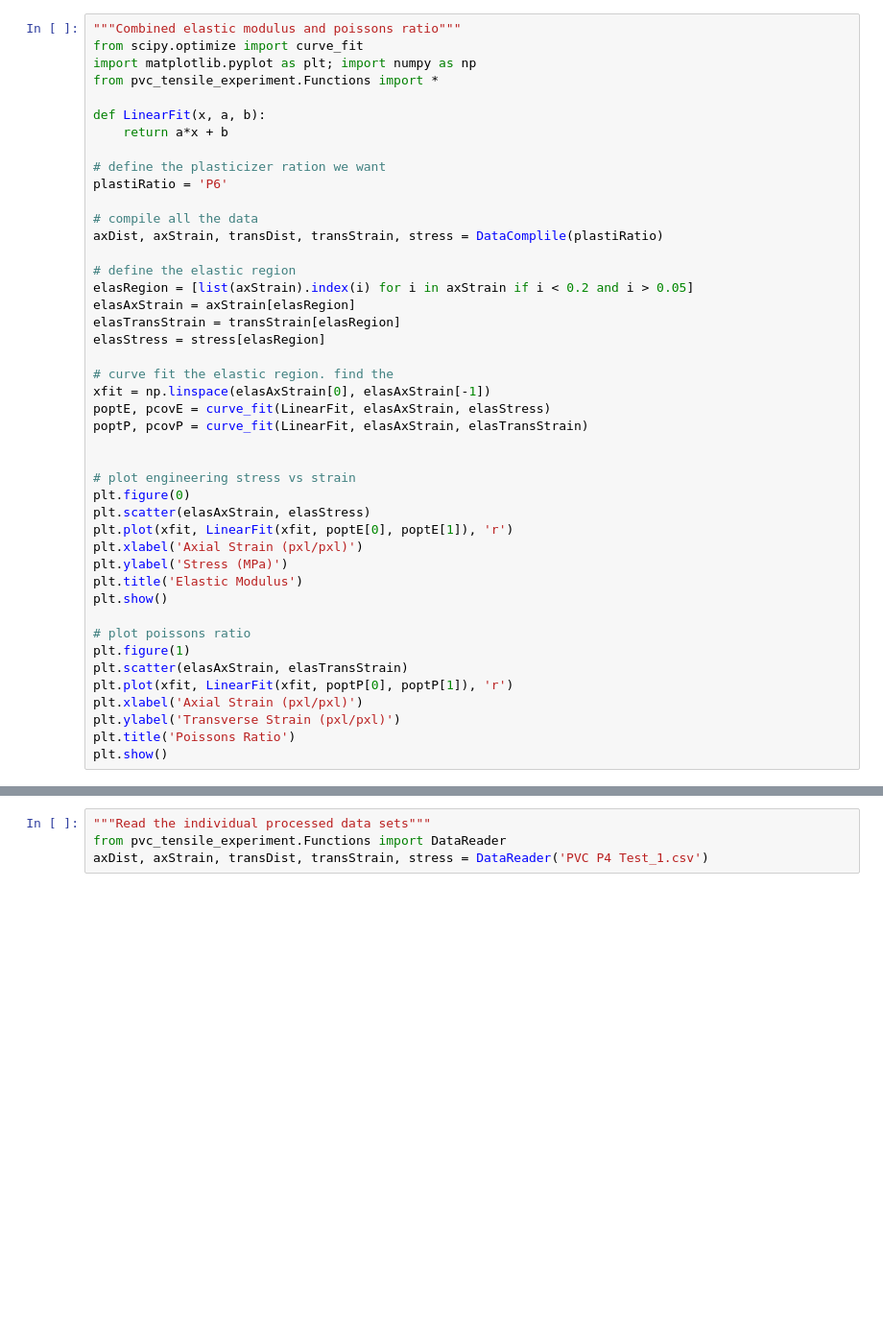
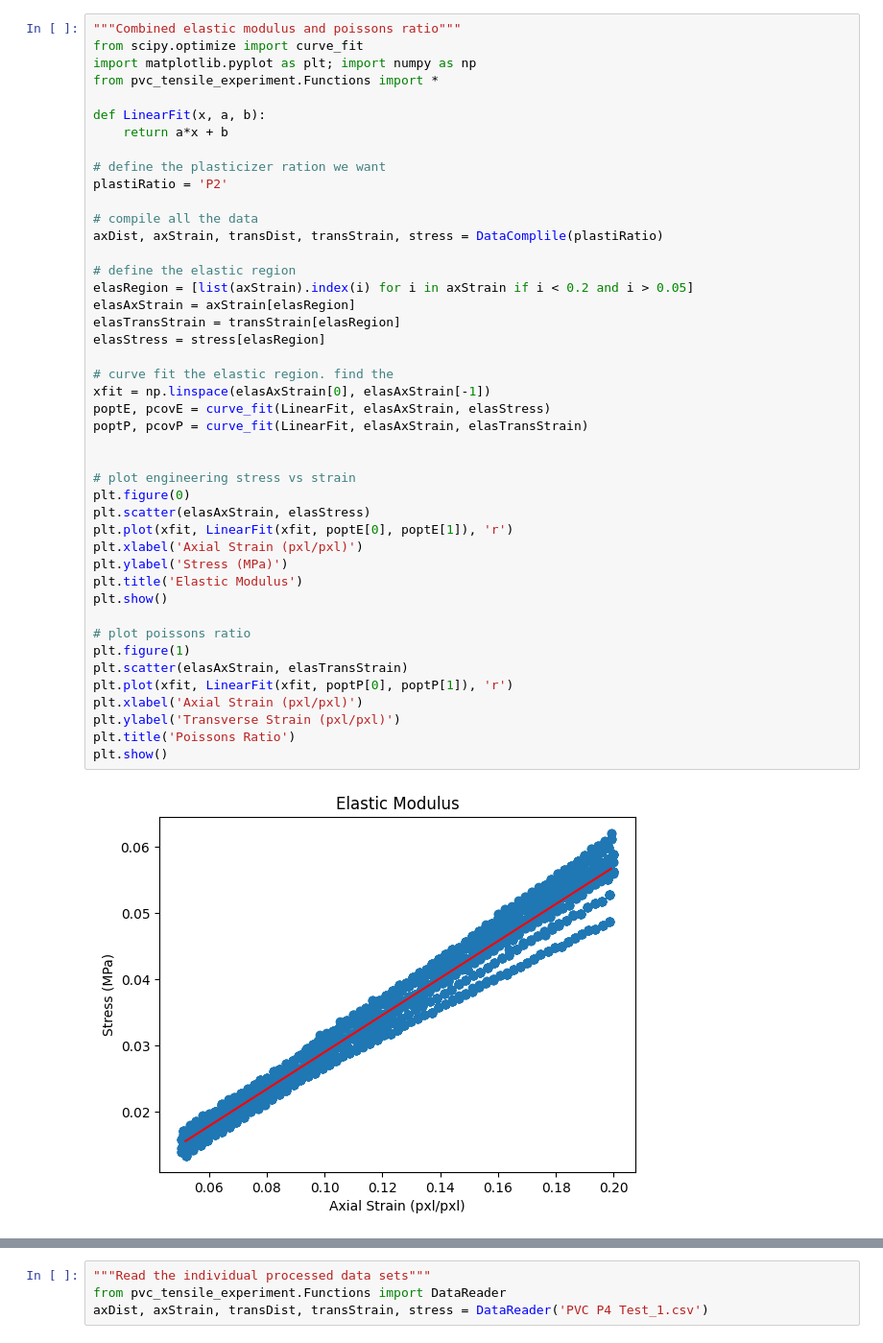
Before and after one commit to TheDuckenEngineer/PVC-Tensile-Experiment, a Jupyter notebook: Strain Processing.ipynb, the cells around one changed output, grey strips where cells are left out. Shown at 96% size. Cells and saved outputs as stored; diff of their text form; blank space fills up the shorter version.

```diff
--- a/Strain Processing.ipynb
+++ b/Strain Processing.ipynb
@@ -92,37 +96,39 @@ def LinearFit(x, a, b):
     return a*x + b
 
 # define the plasticizer ration we want
-plastiRatio = 'P6'
+plastiRatio = 'P2'
 
 # compile all the data
 axDist, axStrain, transDist, transStrain, stress = DataComplile(plastiRatio)
 
 # define the elastic region
 elasRegion = [list(axStrain).index(i) for i in axStrain if i < 0.2 and i > 0.05]
 elasAxStrain = axStrain[elasRegion]
 elasTransStrain = transStrain[elasRegion]
 elasStress = stress[elasRegion]
 
 # curve fit the elastic region. find the
 xfit = np.linspace(elasAxStrain[0], elasAxStrain[-1])
 poptE, pcovE = curve_fit(LinearFit, elasAxStrain, elasStress)
 poptP, pcovP = curve_fit(LinearFit, elasAxStrain, elasTransStrain)
 
 
 # plot engineering stress vs strain
 plt.figure(0)
 plt.scatter(elasAxStrain, elasStress)
 plt.plot(xfit, LinearFit(xfit, poptE[0], poptE[1]), 'r')
 plt.xlabel('Axial Strain (pxl/pxl)')
 plt.ylabel('Stress (MPa)')
 plt.title('Elastic Modulus')
 plt.show()
 
 # plot poissons ratio
 plt.figure(1)
 plt.scatter(elasAxStrain, elasTransStrain)
 plt.plot(xfit, LinearFit(xfit, poptP[0], poptP[1]), 'r')
 plt.xlabel('Axial Strain (pxl/pxl)')
 plt.ylabel('Transverse Strain (pxl/pxl)')
 plt.title('Poissons Ratio')
 plt.show()
+# %% [output]
+[figure, added]
```
Also changed, not shown: parts of 4 cells of this notebook, 5 other files.
